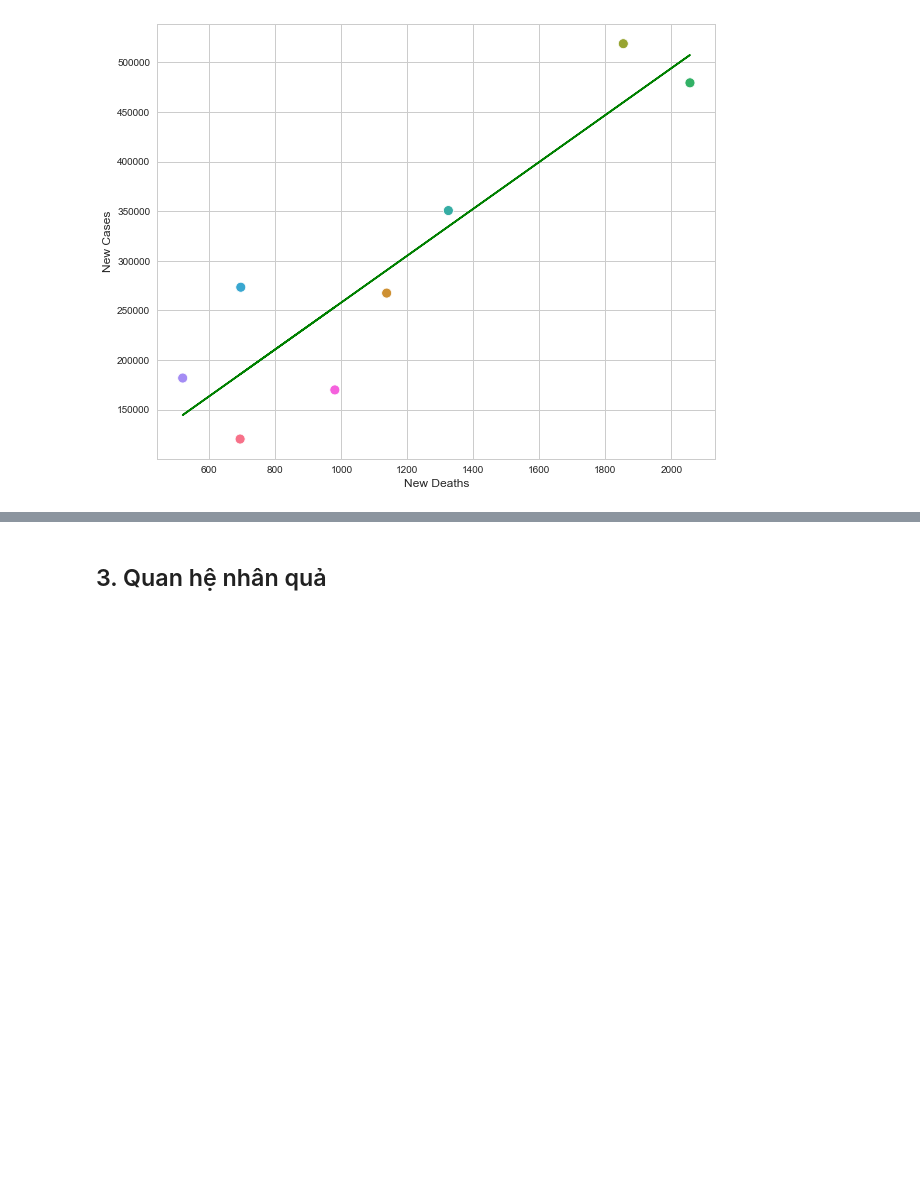
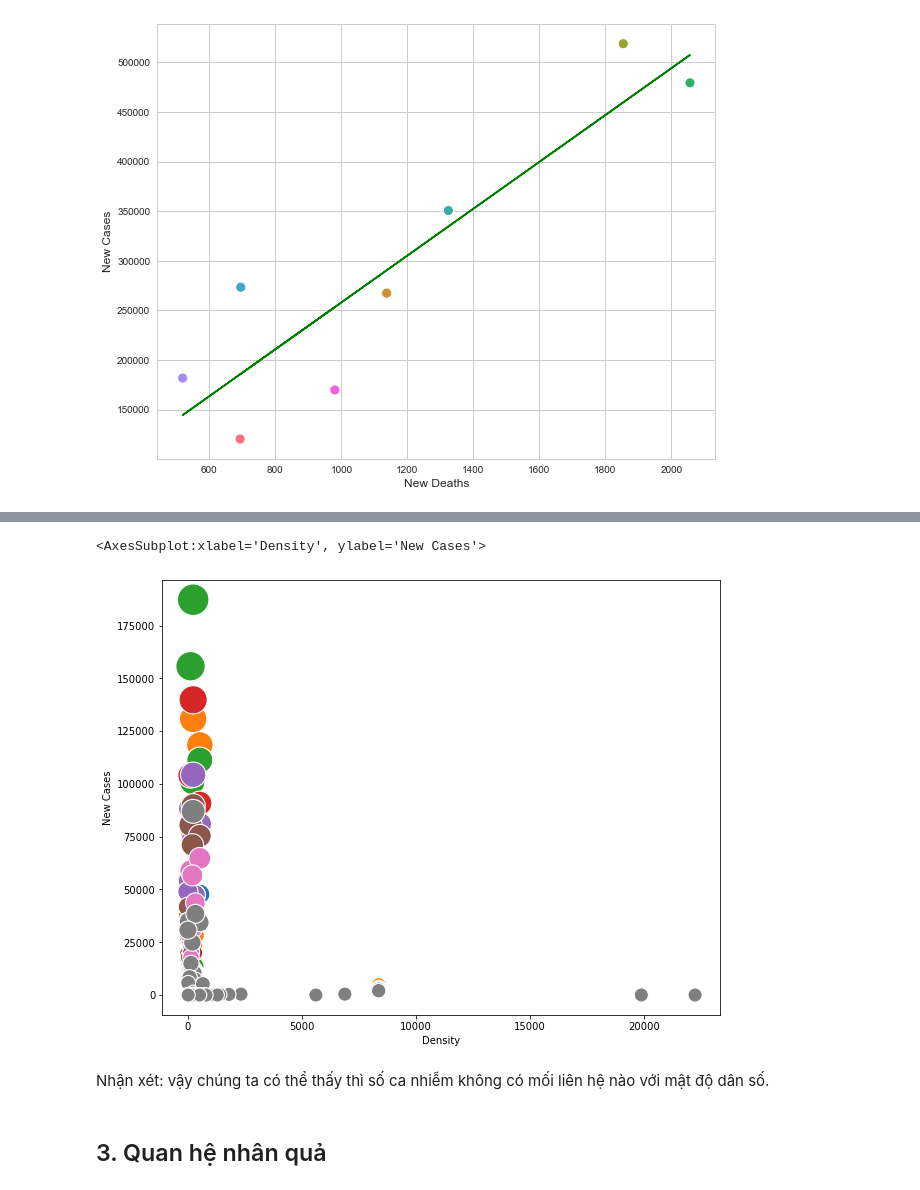
Before and after one commit to LeKiet258/DATA_VIZ_LAB01, a Jupyter notebook: Relationship.ipynb, the cells around one changed output, grey strips where cells are left out. Cells and saved outputs as stored; diff of their text form; code cells hidden in the pictures; blank space fills up the shorter version.

Commit message:
+ add comment for each Visualization

```diff
--- a/Relationship.ipynb
+++ b/Relationship.ipynb
@@ -520,3 +529,11 @@ Nhận xét: ...
+# %%
+plt.figure(figsize=(10, 8))
+sns.scatterplot(data=week_df, y='New Cases', x='Density', size='New Cases', legend=False, sizes=(200, 1000), hue='day')
+# %% [output]
+<AxesSubplot:xlabel='Density', ylabel='New Cases'>
+[figure, added]
+# %% [markdown]
+Nhận xét: vậy chúng ta có thể thấy thì số ca nhiễm không có mối liên hệ nào với mật độ dân số.
 # %% [markdown]
 ## 3. Quan hệ nhân quả
 # %% [markdown]
```
Also changed, not shown: parts of 8 cells of this notebook.
